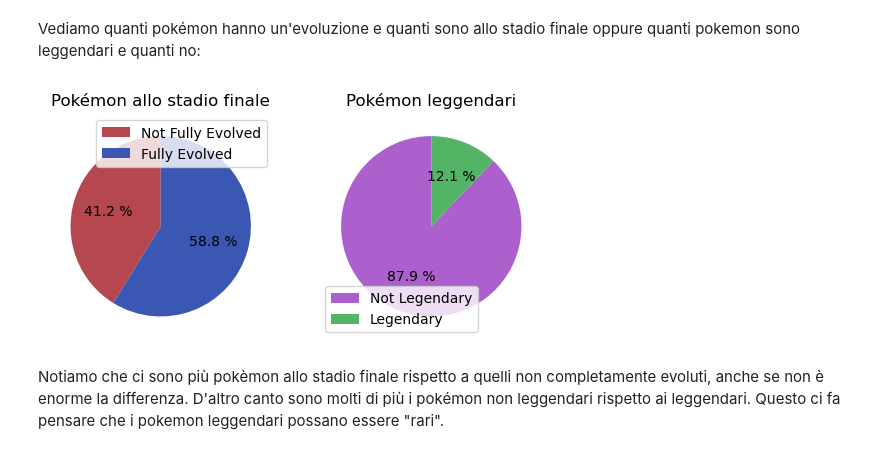
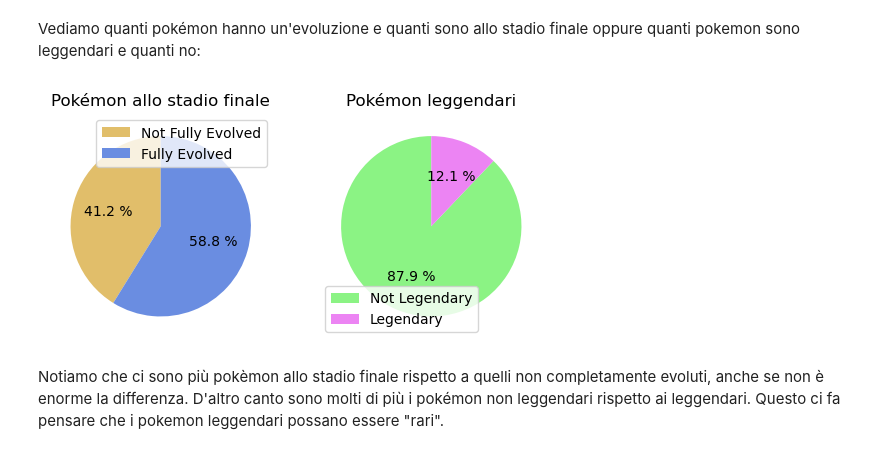
Before and after one commit to Mantotheale/PokemonScientificVisualization, a Jupyter notebook: Pokemon_notebook.ipynb, the cells around one changed output. Saved outputs shown, nothing was run; the diff lists cells and outputs as text; code cells hidden in the pictures.

```diff
--- a/Pokemon_notebook.ipynb
+++ b/Pokemon_notebook.ipynb
@@ -116,25 +116,25 @@ Vediamo quanti pokémon hanno un'evoluzione e quanti sono allo stadio finale opp
 # %%
 plt.subplot(1, 2, 1)
 
 x_axis = ["Not Fully Evolved", "Fully Evolved"]
 y_axis = dataset.groupby(['Final Evolution']).count()['Name']
 
-plt.pie(y_axis, colors = ['#B5474F', '#3A58B3'], autopct="%.1f %%", startangle=90)
+plt.pie(y_axis, colors = ['#E1BE6A', '#6A8DE1'], autopct="%.1f %%", startangle=90)
 plt.title("Pokémon allo stadio finale")
 plt.legend(labels=x_axis)
 
 plt.subplot(1, 2, 2)
 x_axis = ["Not Legendary", "Legendary"]
 y_axis = dataset.groupby(['Legendary']).count()['Name']
 
-plt.pie(y_axis, colors = ['#AB60CD', '#53B466'], autopct="%.1f %%", startangle=90)
+plt.pie(y_axis, colors = ['#8BF384', '#EC84F3'], autopct="%.1f %%", startangle=90)
 plt.title("Pokémon leggendari")
 plt.legend(labels=x_axis)
 plt.show()
 
 plt.show()
 # %% [output]
-[figure, old version]
+[figure, new version]
 # %% [markdown]
 Notiamo che ci sono più pokèmon allo stadio finale rispetto a quelli non completamente evoluti, anche se non è enorme la differenza. D'altro canto sono molti di più i pokémon non leggendari rispetto ai leggendari. Questo ci fa pensare che i pokemon leggendari possano essere "rari".
 # %% [markdown]
```
Also changed, not shown: parts of 16 cells of this notebook.
